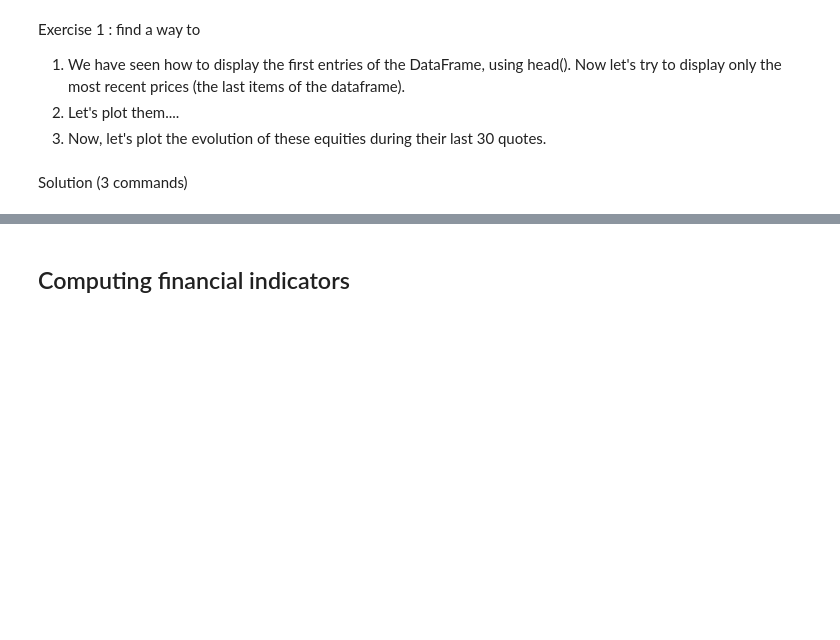
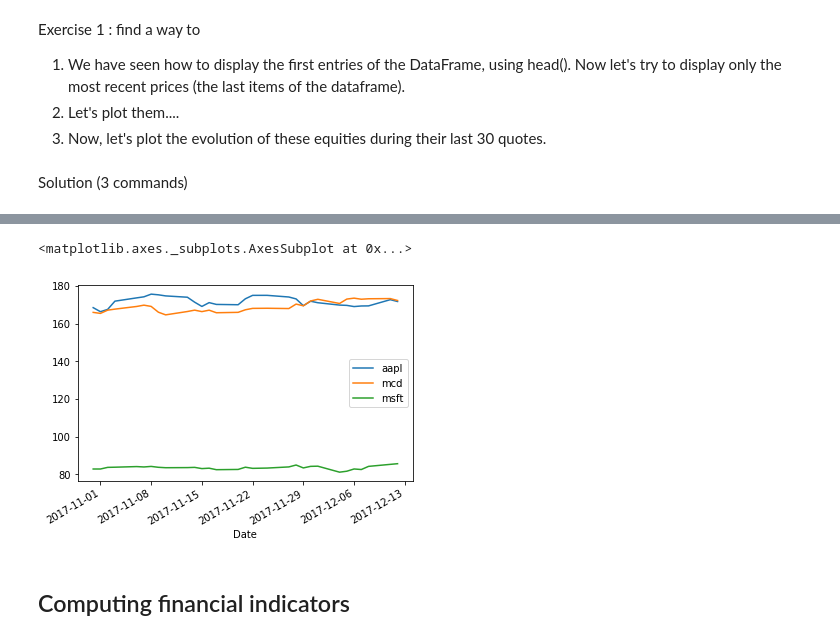
Before and after one commit to nicolasmauhe/computational_finance, a Jupyter notebook: course.ipynb, the cells around one changed output, grey strips where cells are left out. Drawn from its saved outputs; the diff is of its cells as text; code cells hidden in the pictures; blank space fills up the shorter version.

```diff
--- a/course.ipynb
+++ b/course.ipynb
@@ -85,3 +120,9 @@ Solution (3 commands)
+# %%
+# 3
+data.tail(30).plot()
+# %% [output]
+<matplotlib.axes._subplots.AxesSubplot at 0x...>
+[figure, added]
 # %% [markdown]
 ## Computing financial indicators
 # %% [markdown]
```
Also changed, not shown: parts of 82 cells of this notebook, 1 other file.
